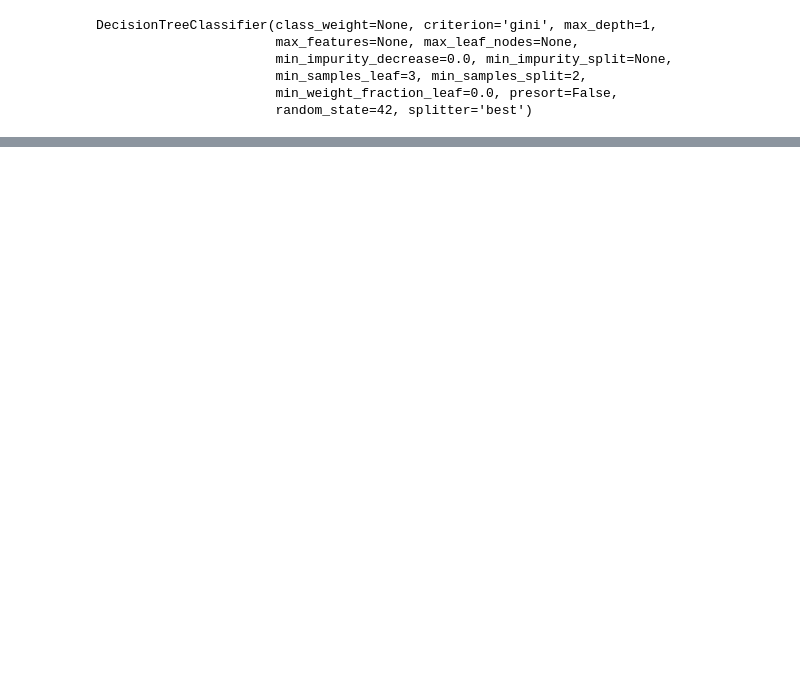
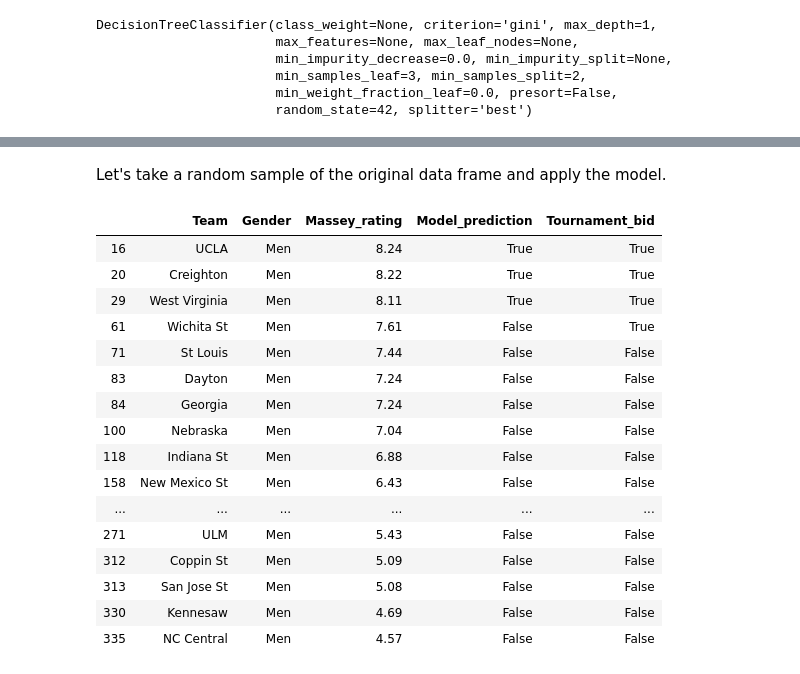
Before and after one commit to bjloe/March_Madness, a Jupyter notebook: March_Madness_ROC_AUC.ipynb, the cells around one changed output, grey strips where cells are left out. Drawn from its saved outputs; the diff is of its cells as text; code cells hidden in the pictures; blank space fills up the shorter version.

```diff
--- a/March_Madness_ROC_AUC.ipynb
+++ b/March_Madness_ROC_AUC.ipynb
@@ -293,0 +308,28 @@ Note that the cut point for the first node in the tree is approximately equal to
+# %% [markdown]
+Let's take a random sample of the original data frame and apply the model.
+# %%
+df_sample = df_ratings.sample(25)
+
+X_sample = np.array(df_sample[feature_list]).reshape(-1,len(feature_list))
+df_sample['Model_prediction'] = clf.predict(X_sample)
+
+df_sample[['Team','Gender','Massey_rating',
+           'Model_prediction','Tournament_bid']].sort_values('Massey_rating',ascending=False)
+# %% [output]
+|  | Team | Gender | Massey_rating | Model_prediction | Tournament_bid |
+| 16 | UCLA | Men | 8.24 | True | True |
+| 20 | Creighton | Men | 8.22 | True | True |
+| 29 | West Virginia | Men | 8.11 | True | True |
+| 61 | Wichita St | Men | 7.61 | False | True |
+| 71 | St Louis | Men | 7.44 | False | False |
+| 83 | Dayton | Men | 7.24 | False | False |
+| 84 | Georgia | Men | 7.24 | False | False |
+| 100 | Nebraska | Men | 7.04 | False | False |
+| 118 | Indiana St | Men | 6.88 | False | False |
+| 158 | New Mexico St | Men | 6.43 | False | False |
+| ... | ... | ... | ... | ... | ... |
+| 271 | ULM | Men | 5.43 | False | False |
+| 312 | Coppin St | Men | 5.09 | False | False |
+| 313 | San Jose St | Men | 5.08 | False | False |
+| 330 | Kennesaw | Men | 4.69 | False | False |
+| 335 | NC Central | Men | 4.57 | False | False |
```
Also changed, not shown: parts of 8 cells of this notebook.
